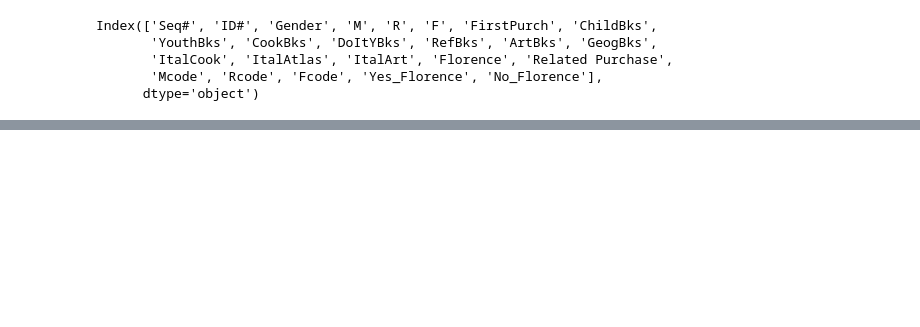
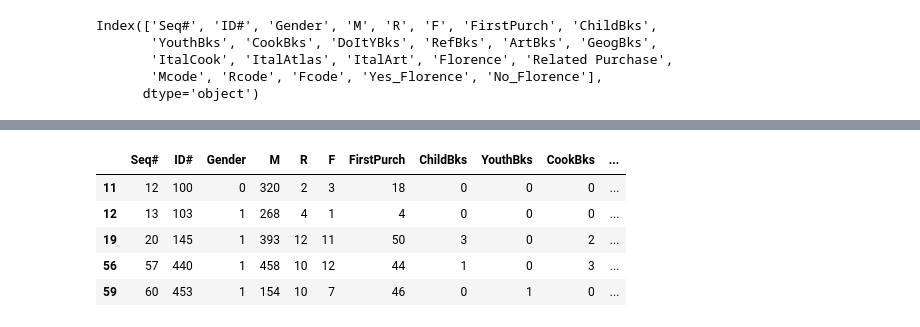
Before and after one commit to Damilare1989/Business-Analytics-Use-Cases, a Jupyter notebook: Use Case 1.ipynb, the cells around one changed output, grey strips where cells are left out. Cells and saved outputs as stored; diff of their text form; code cells hidden in the pictures; blank space fills up the shorter version.

```diff
--- a/Use Case 1.ipynb
+++ b/Use Case 1.ipynb
@@ -17,2 +32,5 @@ import numpy as np
+# %%
+pd.set_option('display.max_rows', None)
+pd.set_option('display.max_columns', None)
 # %%
 cbc = pd.read_csv('CharlesBookClub.csv')
@@ -56,0 +61,10 @@ Name: 0, dtype: int64
+# %%
+#If florence = 1, No_Florence = 0 and Yes_Florence = 1
+cbc[cbc['Florence'] == 1].head(5)
+# %% [output]
+|  | Seq# | ID# | Gender | M | R | F | FirstPurch | ChildBks | YouthBks | CookBks | ... |
+| 11 | 12 | 100 | 0 | 320 | 2 | 3 | 18 | 0 | 0 | 0 | ... |
+| 12 | 13 | 103 | 1 | 268 | 4 | 1 | 4 | 0 | 0 | 0 | ... |
+| 19 | 20 | 145 | 1 | 393 | 12 | 11 | 50 | 3 | 0 | 2 | ... |
+| 56 | 57 | 440 | 1 | 458 | 10 | 12 | 44 | 1 | 0 | 3 | ... |
+| 59 | 60 | 453 | 1 | 154 | 10 | 7 | 46 | 0 | 1 | 0 | ... |
```
Also changed, not shown: parts of 110 cells of this notebook.
